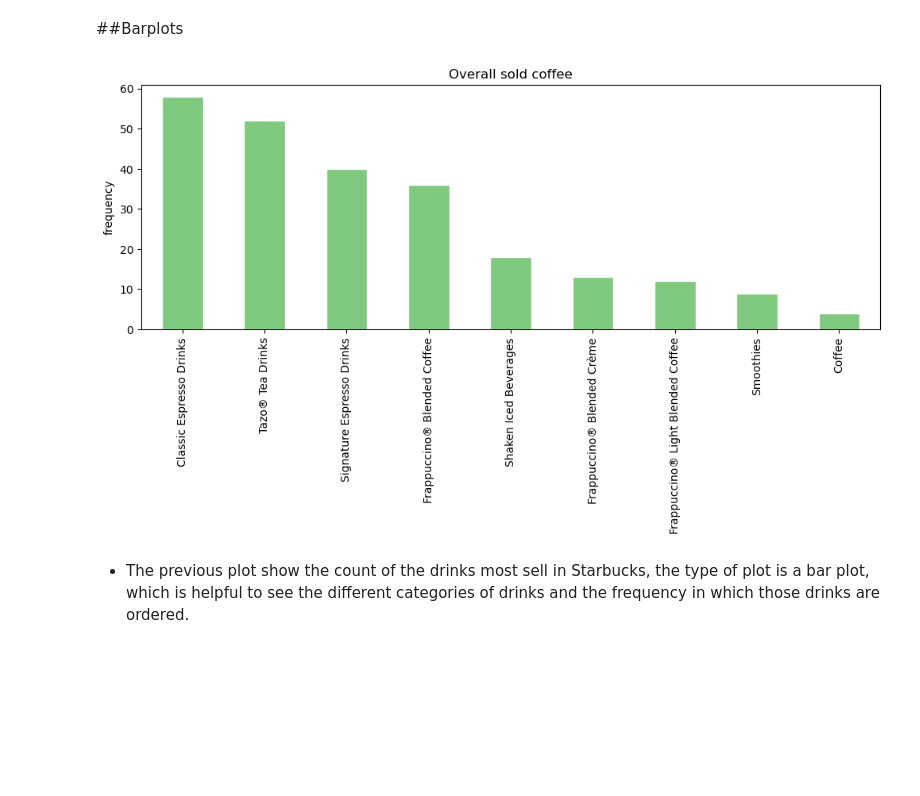
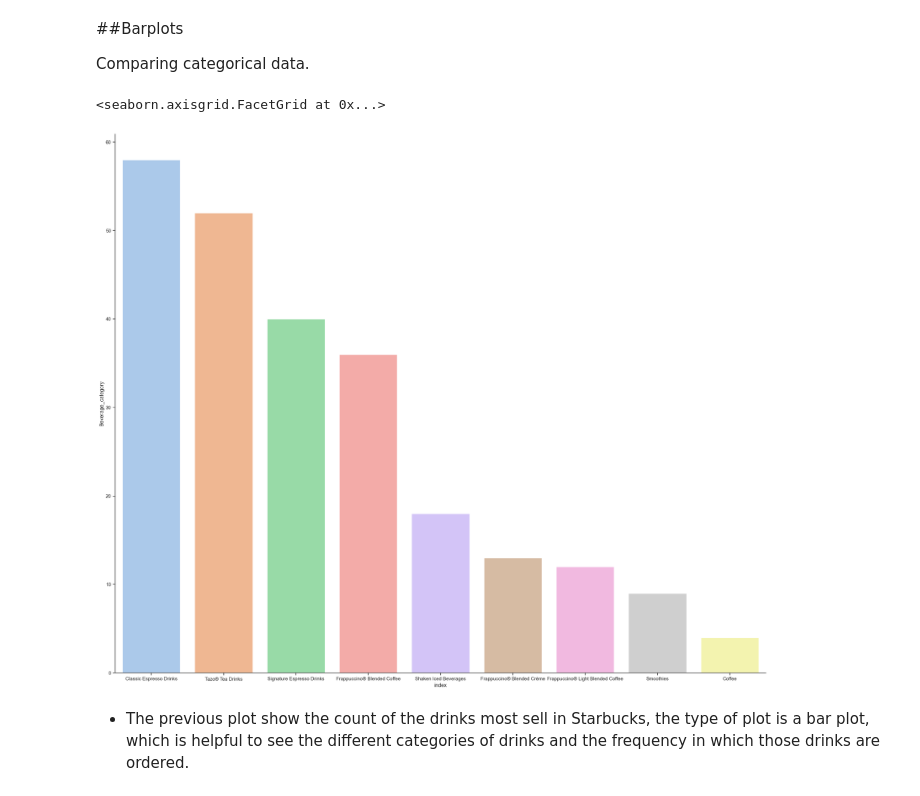
Before and after one commit to AlisonCG1/data_visualization, a Jupyter notebook: Matplotlib/Notebook/Matplotlib.ipynb, the cells around one changed output. Saved outputs shown, nothing was run; the diff lists cells and outputs as text; code cells hidden in the pictures; blank space fills up the shorter version.

Commit message:
first plots done

```diff
--- a/Matplotlib/Notebook/Matplotlib.ipynb
+++ b/Matplotlib/Notebook/Matplotlib.ipynb
@@ -17,14 +31,15 @@ starbucks.head()
 # %% [markdown]
 ##Barplots
+
+Comparing categorical data.
-# %%
-starbucks['Beverage_category'].value_counts().plot(kind = 'bar',
-                                          colormap='Accent',
-                                          edgecolor="white",
-                                          title = 'Overall sold coffee',
-                                          ylabel = 'frequency',
-                                          figsize=(12, 4)
-                                          );
-# %% [output]
-[figure, removed]
+# %%
+Top_drinks = starbucks['Beverage_category'].value_counts().reset_index().head(10)
+
+sns.set_theme(style="ticks", palette="pastel")
+
+sns.catplot(data=Top_drinks, x="index", y="Beverage_category", kind="bar", height=18, aspect=1.2)
+# %% [output]
+<seaborn.axisgrid.FacetGrid at 0x...>
+[figure, added]
 # %% [markdown]
 - The previous plot show the count of the drinks most sell in Starbucks, the type of plot is a bar plot, which is helpful to see the different categories of drinks and the frequency in which those drinks are ordered.
```
Also changed, not shown: parts of 7 cells of this notebook, 1 other file.
